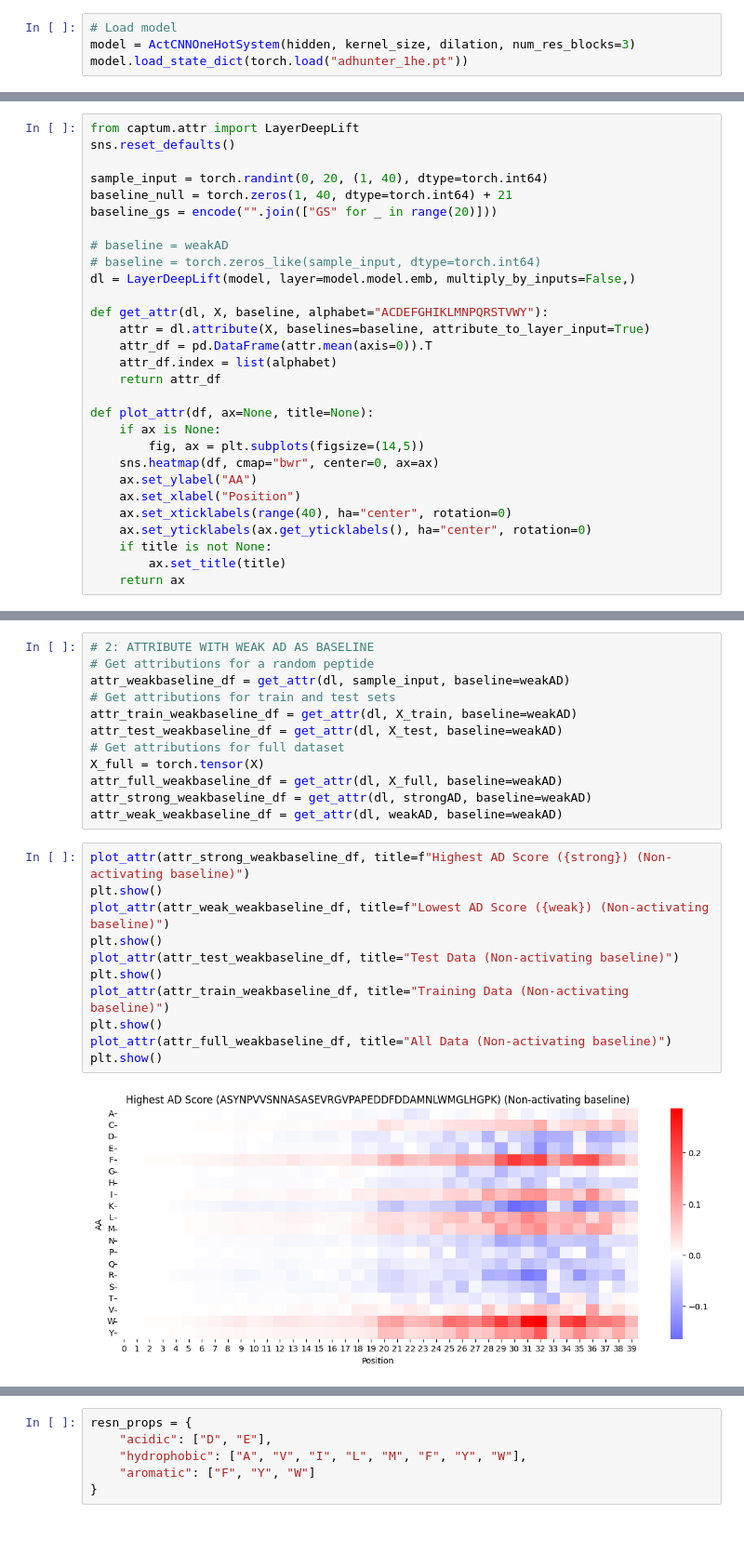
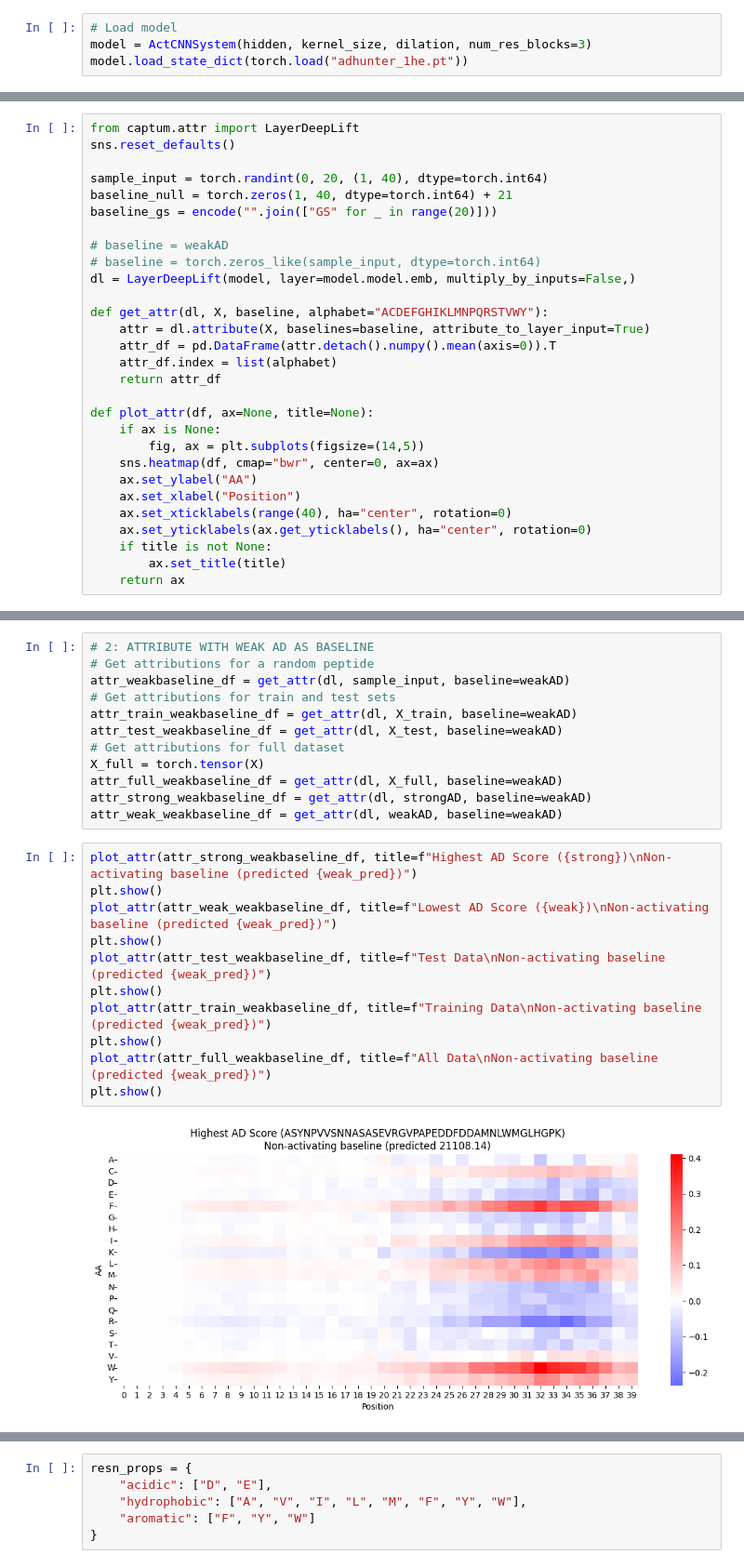
Before and after one commit to staller-lab/ADHunter-DeepLift, a Jupyter notebook: notebooks/250304_ADHunter_explicit1he.ipynb, the cells around one changed output, grey strips where cells are left out. Shown at 93% size. Cells and saved outputs as stored; diff of their text form; blank space fills up the shorter version.

```diff
--- a/notebooks/250304_ADHunter_explicit1he.ipynb
+++ b/notebooks/250304_ADHunter_explicit1he.ipynb
@@ -416,6 +528,6 @@ torch.save(model.cpu().state_dict(), "adhunter_1he.pt")
 # %%
 # Load model
-model = ActCNNOneHotSystem(hidden, kernel_size, dilation, num_res_blocks=3)
+model = ActCNNSystem(hidden, kernel_size, dilation, num_res_blocks=3)
 model.load_state_dict(torch.load("adhunter_1he.pt"))
 # %% [output]
 <All keys matched successfully>
@@ -504,7 +616,7 @@ dl = LayerDeepLift(model, layer=model.model.emb, multiply_by_inputs=False,)
 
 def get_attr(dl, X, baseline, alphabet="ACDEFGHIKLMNPQRSTVWY"):
     attr = dl.attribute(X, baselines=baseline, attribute_to_layer_input=True)
-    attr_df = pd.DataFrame(attr.mean(axis=0)).T
+    attr_df = pd.DataFrame(attr.detach().numpy().mean(axis=0)).T
     attr_df.index = list(alphabet)
     return attr_df
 
@@ -576,15 +681,15 @@ attr_full_weakbaseline_df = get_attr(dl, X_full, baseline=weakAD)
 attr_strong_weakbaseline_df = get_attr(dl, strongAD, baseline=weakAD)
 attr_weak_weakbaseline_df = get_attr(dl, weakAD, baseline=weakAD)
 # %%
-plot_attr(attr_strong_weakbaseline_df, title=f"Highest AD Score ({strong}) (Non-activating baseline)")
+plot_attr(attr_strong_weakbaseline_df, title=f"Highest AD Score ({strong})\nNon-activating baseline (predicted {weak_pred})")
 plt.show()
-plot_attr(attr_weak_weakbaseline_df, title=f"Lowest AD Score ({weak}) (Non-activating baseline)")
+plot_attr(attr_weak_weakbaseline_df, title=f"Lowest AD Score ({weak})\nNon-activating baseline (predicted {weak_pred})")
 plt.show()
-plot_attr(attr_test_weakbaseline_df, title="Test Data (Non-activating baseline)")
+plot_attr(attr_test_weakbaseline_df, title=f"Test Data\nNon-activating baseline (predicted {weak_pred})")
 plt.show()
-plot_attr(attr_train_weakbaseline_df, title="Training Data (Non-activating baseline)")
+plot_attr(attr_train_weakbaseline_df, title=f"Training Data\nNon-activating baseline (predicted {weak_pred})")
 plt.show()
-plot_attr(attr_full_weakbaseline_df, title="All Data (Non-activating baseline)")
+plot_attr(attr_full_weakbaseline_df, title=f"All Data\nNon-activating baseline (predicted {weak_pred})")
 plt.show()
 # %% [output]
-[figure, old version]
+[figure, new version]
```
Also changed, not shown: parts of 28 cells of this notebook, 1 other file.
